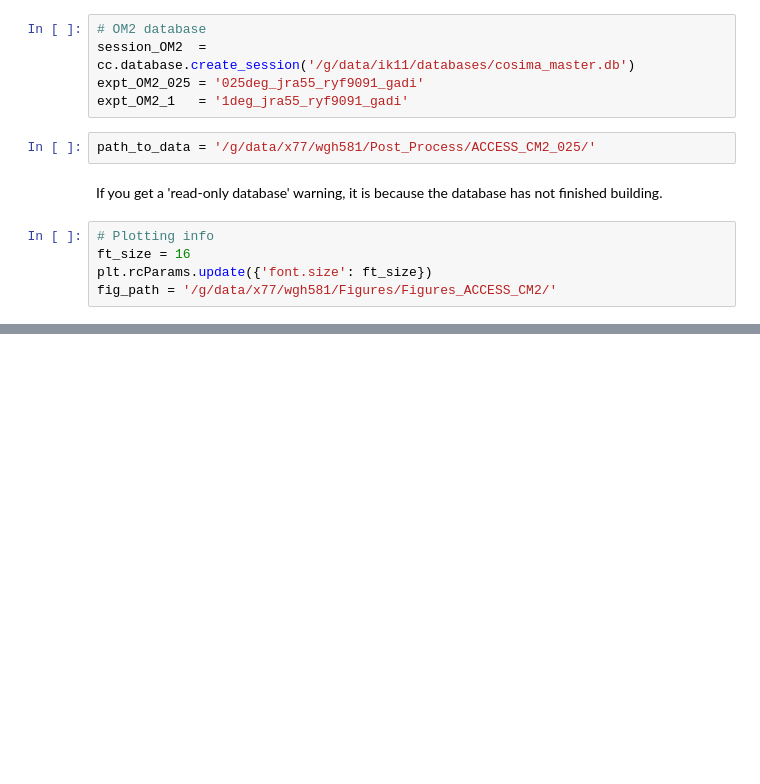
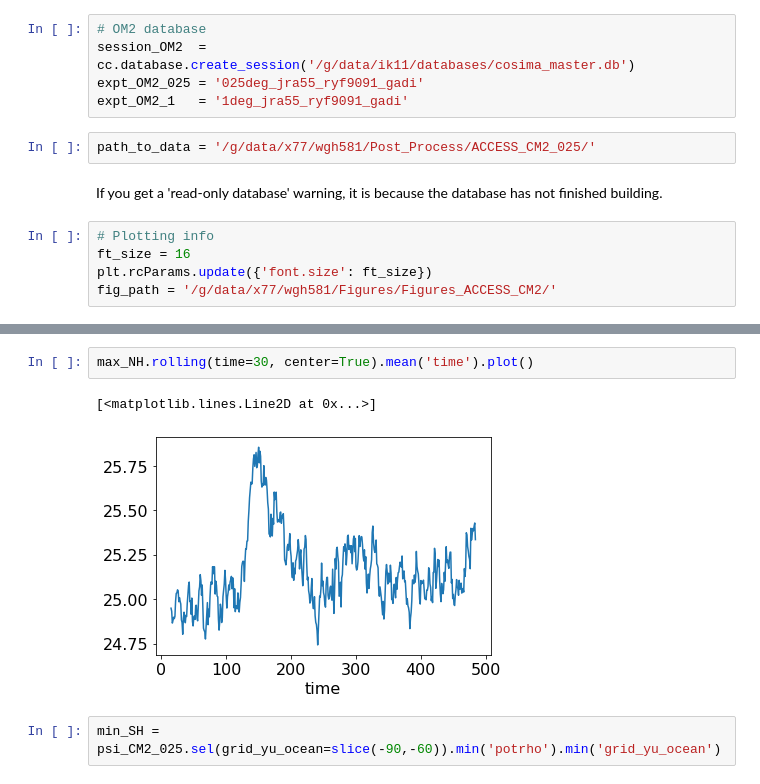
Before and after one commit to wghuneke/ACCESS-CM2-025_Analysis, a Jupyter notebook: notebooks/Plot_overturning.ipynb, the cells around one changed output, grey strips where cells are left out. Cells and saved outputs as stored; diff of their text form; blank space fills up the shorter version.

```diff
--- a/notebooks/Plot_overturning.ipynb
+++ b/notebooks/Plot_overturning.ipynb
@@ -143,0 +227,7 @@ GM is True
+# %%
+max_NH.rolling(time=30, center=True).mean('time').plot()
+# %% [output]
+[<matplotlib.lines.Line2D at 0x...>]
+[figure, added]
+# %%
+min_SH = psi_CM2_025.sel(grid_yu_ocean=slice(-90,-60)).min('potrho').min('grid_yu_ocean')
```
Also changed, not shown: parts of 19 cells of this notebook, 6 other files.
